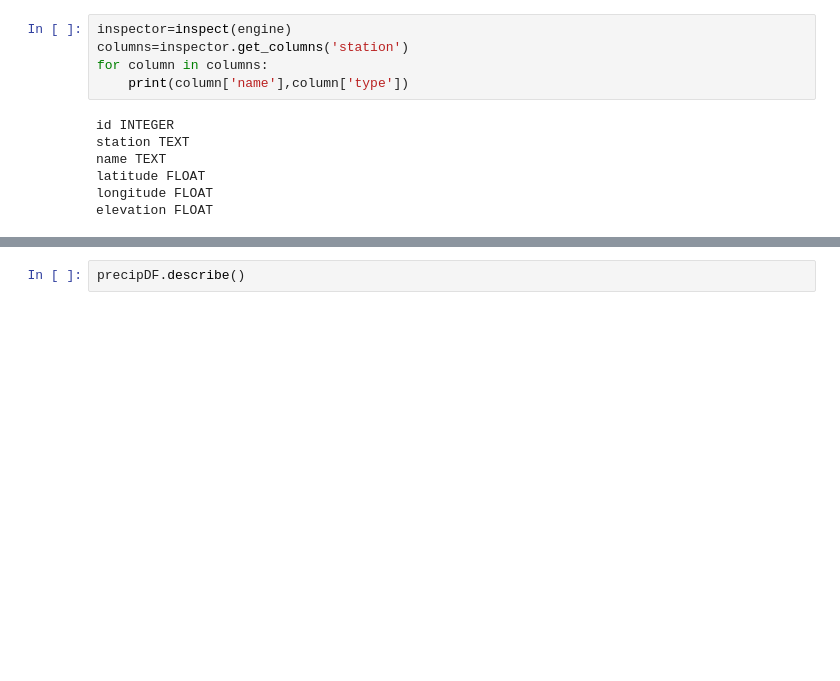
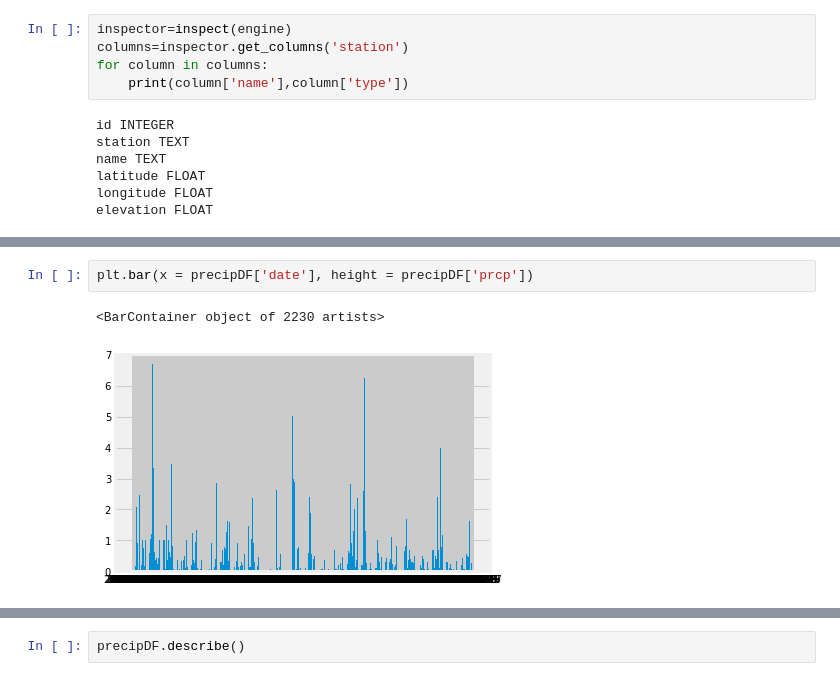
Before and after one commit to dfirestone73/SQLAlchemy-Challenge, a Jupyter notebook: climate_starter.ipynb, the cells around one changed output, grey strips where cells are left out. Saved outputs shown, nothing was run; the diff lists cells and outputs as text; blank space fills up the shorter version.

```diff
--- a/climate_starter.ipynb
+++ b/climate_starter.ipynb
@@ -88,3 +110,8 @@ precipDF.sort_values(by='date').plot.bar()
+# %%
+plt.bar(x = precipDF['date'], height = precipDF['prcp'])
+# %% [output]
+<BarContainer object of 2230 artists>
+[figure, added]
 # %% [markdown]
 ![precipitation](Images/precipitation.png)
 # %%
```
Also changed, not shown: parts of 10 cells of this notebook.
